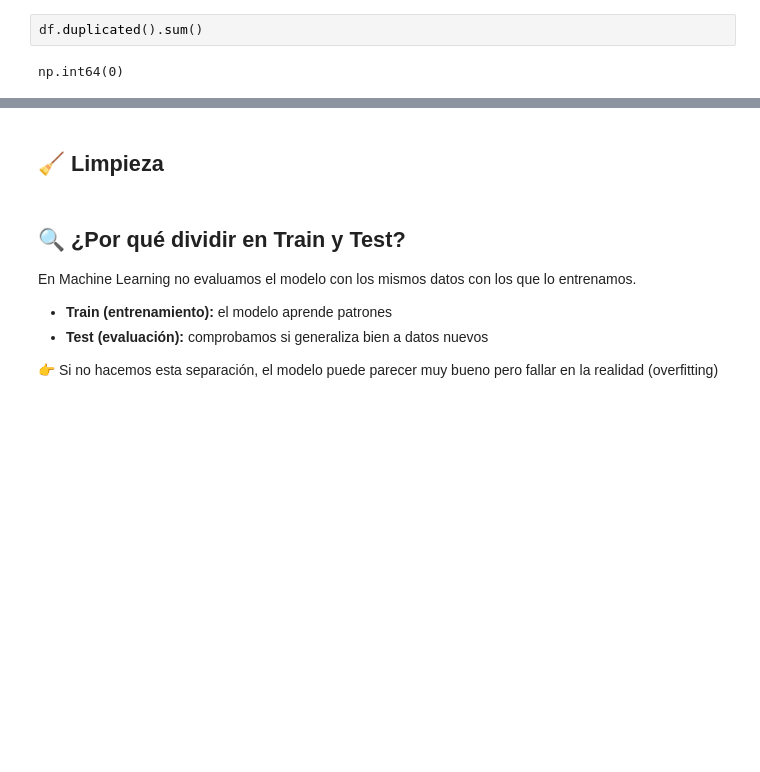
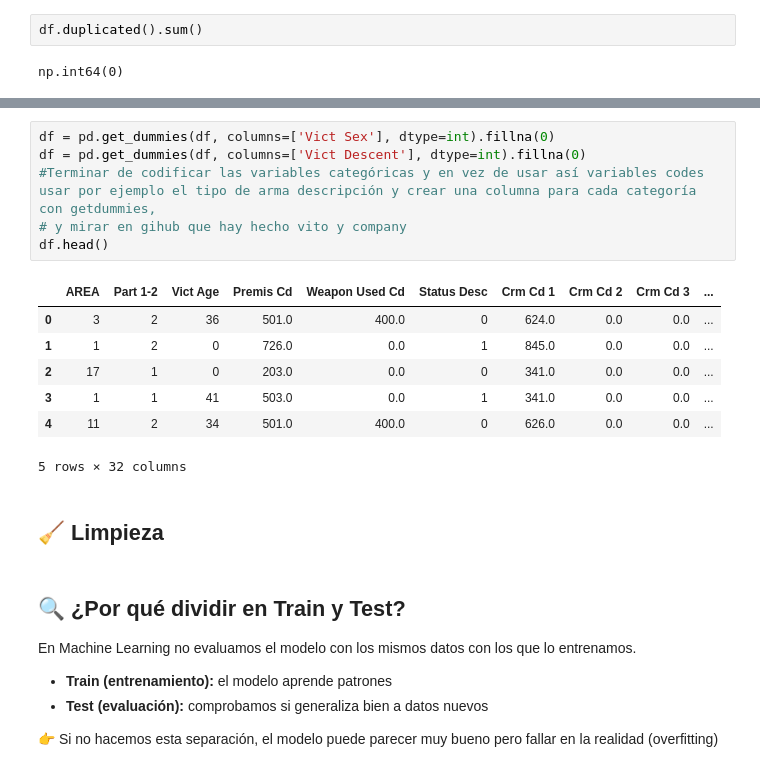
Before and after one commit to Janhjg/Runojanh-NadieEscapa, a Jupyter notebook: documents/notebook6_cure the pricess.ipynb, the cells around one changed output, grey strips where cells are left out. Saved outputs shown, nothing was run; the diff lists cells and outputs as text; blank space fills up the shorter version.

Commit message:
version codificando con onehot y variables code

```diff
--- a/documents/notebook6_cure the pricess.ipynb
+++ b/documents/notebook6_cure the pricess.ipynb
@@ -110,3 +117,17 @@ plt.show()
+# %%
+df = pd.get_dummies(df, columns=['Vict Sex'], dtype=int).fillna(0)
+df = pd.get_dummies(df, columns=['Vict Descent'], dtype=int).fillna(0)
+#Terminar de codificar las variables categóricas y en vez de usar así variables codes usar por ejemplo el tipo de arma descripción y crear una columna para cada categoría con getdummies,
+# y mirar en gihub que hay hecho vito y company
+df.head()
+# %% [output]
+|  | AREA | Part 1-2 | Vict Age | Premis Cd | Weapon Used Cd | Status Desc | Crm Cd 1 | Crm Cd 2 | Crm Cd 3 | ... |
+| 0 | 3 | 2 | 36 | 501.0 | 400.0 | 0 | 624.0 | 0.0 | 0.0 | ... |
+| 1 | 1 | 2 | 0 | 726.0 | 0.0 | 1 | 845.0 | 0.0 | 0.0 | ... |
+| 2 | 17 | 1 | 0 | 203.0 | 0.0 | 0 | 341.0 | 0.0 | 0.0 | ... |
+| 3 | 1 | 1 | 41 | 503.0 | 0.0 | 1 | 341.0 | 0.0 | 0.0 | ... |
+| 4 | 11 | 2 | 34 | 501.0 | 400.0 | 0 | 626.0 | 0.0 | 0.0 | ... |
+5 rows × 32 columns
 # %% [markdown]
 ## 🧹 Limpieza
 # %% [markdown]
```
Also changed, not shown: parts of 12 cells of this notebook, 1 other file.
